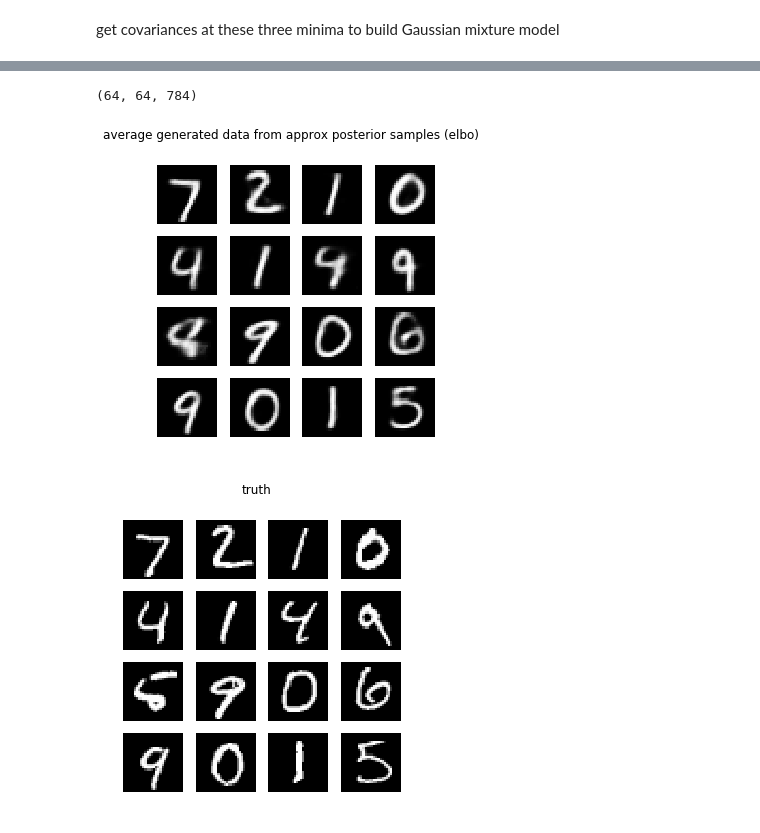
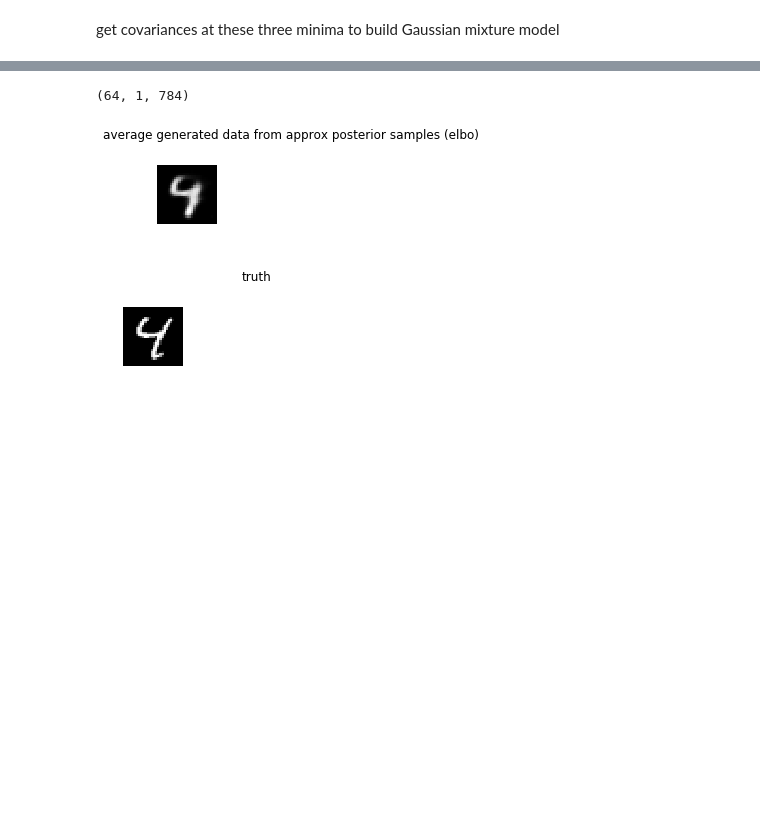
Before and after one commit to VMBoehm/DeNoPa, a Jupyter notebook: Laplace_Around_MAP_External_Generator.ipynb, the cells around one changed output, grey strips where cells are left out. Drawn from its saved outputs; the diff is of its cells as text; code cells hidden in the pictures; blank space fills up the shorter version.

```diff
--- a/Laplace_Around_MAP_External_Generator.ipynb
+++ b/Laplace_Around_MAP_External_Generator.ipynb
@@ -506,0 +542,16 @@ sigma_ = np.asarray(sigma_)
+# %%
+mus = []
+std_mus = []
+for index in [index1, index2, index3]:
+  mus+=[np.mean(minima[index], axis=0)]
+  std_mus+=[np.std(minima[index], axis=0)]
+
+mus    =np.asarray(mus)
+std_mus=np.asarray(std_mus)
+plt.figure()
+for ii in range(num_comp):
+  plt.errorbar(np.arange(hidden_size)+ii*0.05,mus[ii][0], yerr=np.sqrt(diag[ii][0]), ls='', marker='.',label='minimum %d'%ii)
+plt.xlabel('# hidden variable')
+plt.ylabel('mean value at each identified minimum')
+plt.legend()
+plt.show()
@@ -507,7 +560,7 @@ sigma_ = np.asarray(sigma_)
 # %%
 w=[]
 #choosing weights from how often I land in this minimum?
-for index in [index1, index2, index3, index4]:
+for index in [index1, index2, index3]:
   w+=[len(index[0])/n_samples]
 w=np.asarray(w)
 print(sum(w),w)
@@ -516,6 +569,6 @@ print(sum(w),w)
 # %%
-sigma_=sigma_.reshape(1,4,10,10)
-mu_=mu_.reshape(1,4,10)
+sigma_=sigma_.reshape(batch_size,num_comp,hidden_size,hidden_size)
+mu_=mu_.reshape(batch_size,num_comp,hidden_size)
 # %%
 _= sess.run(gmm_sample_x,feed_dict={x_corr: masked_data, mymask: mask, mu_est: mu_, sigma_est: sigma_, w_est:w })
 _= sess.run(update_a,feed_dict={x_corr: masked_data, mymask: mask, mu_est: mu_, sigma_est: sigma_, w_est:w })
@@ -575,3 +630,3 @@ for ii in range(1000):
 # %%
-sess.run([tf.reduce_mean(posterior_corr_elbo)],feed_dict={x_corr: masked_data, lr:lrate, mymask:mask})
+sess.run([tf.reduce_mean(posterior_corr_elbo),posterior_corr_MAP],feed_dict={x_corr: masked_data, lr:lrate, mymask:mask})
 # %% [output]
@@ -585,28 +640,23 @@ yscale('log')
 # %%
 xrecons3 = sess.run(x_mean_elbo, feed_dict={x_corr: masked_data, sample_size_z:64 , mymask: mask})
 print(xrecons3.shape)
 # xrecons4 = sess.run(var_mean, feed_dict={x_corr: masked_data, sample_size:64, mymask: mask})
 # print(xrecons3.shape)
 
 figure(figsize=(5,5))
 suptitle('average generated data from approx posterior samples (elbo)')
 for i in range(min(batch_size,16)):
-    if batch_size<16:
-      subplot(1,batch_size,i+1)
-      imshow(np.mean(xrecons3[:,i,:],axis=(0)).reshape((28,28)),cmap='gray',vmin=0);
-      axis('off')
-    else:
       subplot(4,4,i+1)
       imshow(np.mean(xrecons3[:,i,:],axis=(0)).reshape((28,28)),cmap='gray',vmin=0);
       axis('off')
 
 figure(figsize=(5,5))
 suptitle('truth')
-for i in range(16):
+for i in range(min(batch_size,16)):
     subplot(4,4,i+1)
     imshow(x_truth[i].reshape((28,28)),cmap='gray',vmin=0); #colorbar()
     axis('off')
 # %% [output]
-(64, 64, 784)
+(64, 1, 784)
-[figure, old version]
+[figure, new version]
-[figure, old version]
+[figure, new version]
```
Also changed, not shown: parts of 20 cells of this notebook.
